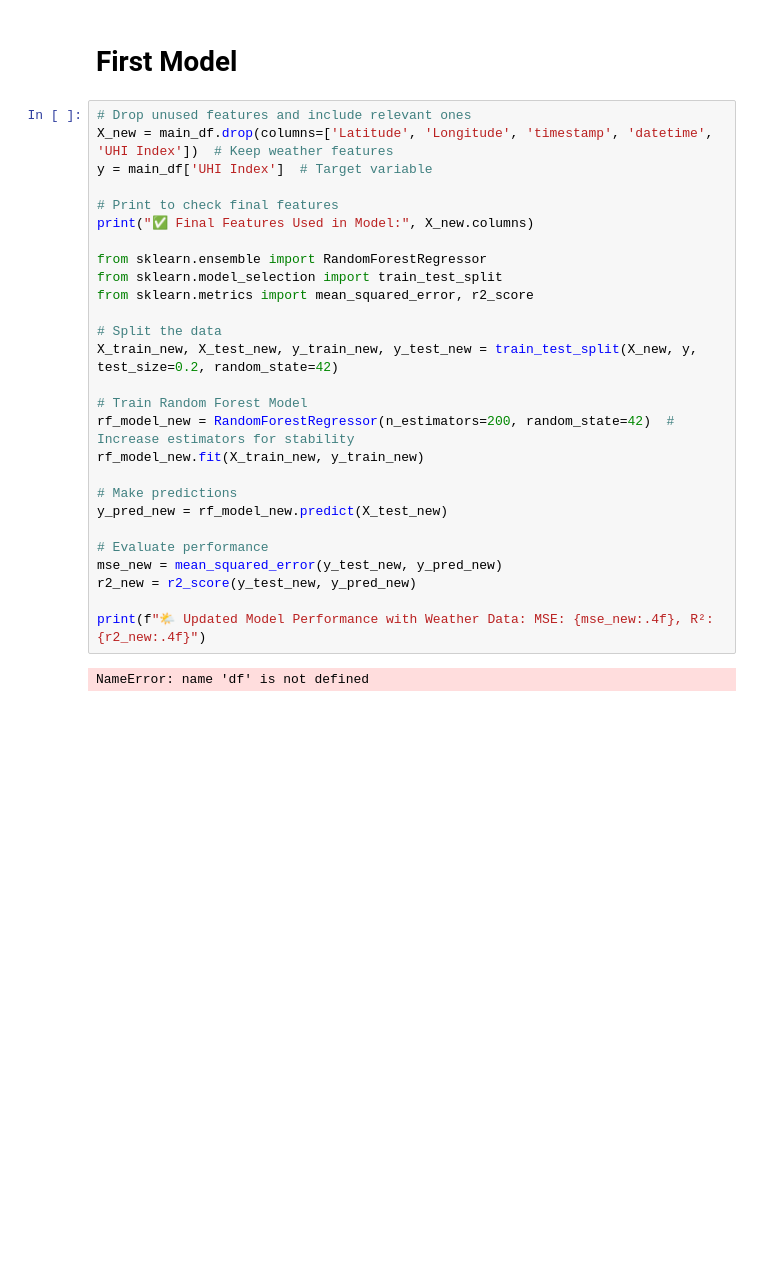
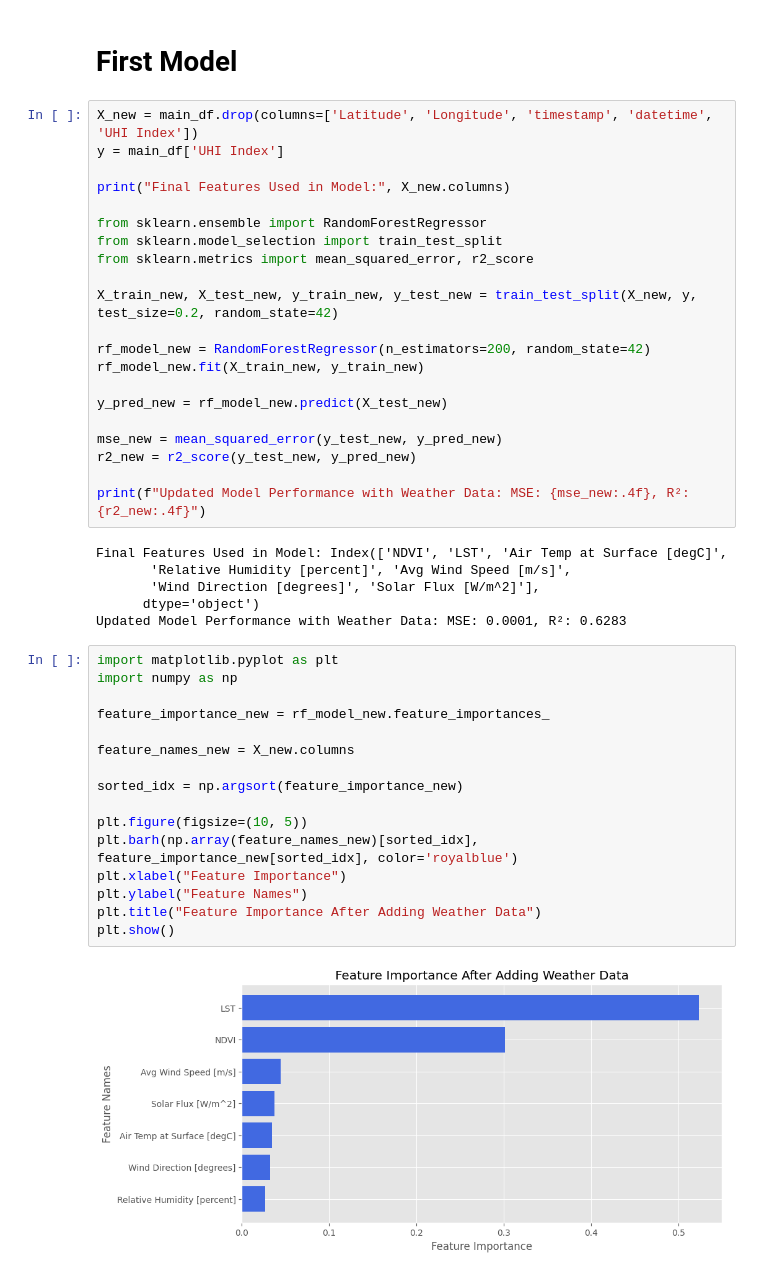
Before and after one commit to 21-abhi-d/EY-D-A-Challenge, a Jupyter notebook: UHI_Prediction_Model.ipynb, the cells around one changed output. Drawn from its saved outputs; the diff is of its cells as text; blank space fills up the shorter version.

```diff
--- a/UHI_Prediction_Model.ipynb
+++ b/UHI_Prediction_Model.ipynb
@@ -521,31 +479,47 @@ print(main_df.head())
 # %% [markdown]
 # First Model
 # %%
-# Drop unused features and include relevant ones
-X_new = main_df.drop(columns=['Latitude', 'Longitude', 'timestamp', 'datetime', 'UHI Index'])  # Keep weather features
-y = main_df['UHI Index']  # Target variable
+X_new = main_df.drop(columns=['Latitude', 'Longitude', 'timestamp', 'datetime', 'UHI Index'])
+y = main_df['UHI Index']
 
-# Print to check final features
-print("✅ Final Features Used in Model:", X_new.columns)
+print("Final Features Used in Model:", X_new.columns)
 
 from sklearn.ensemble import RandomForestRegressor
 from sklearn.model_selection import train_test_split
 from sklearn.metrics import mean_squared_error, r2_score
 
-# Split the data
 X_train_new, X_test_new, y_train_new, y_test_new = train_test_split(X_new, y, test_size=0.2, random_state=42)
 
-# Train Random Forest Model
-rf_model_new = RandomForestRegressor(n_estimators=200, random_state=42)  # Increase estimators for stability
+rf_model_new = RandomForestRegressor(n_estimators=200, random_state=42)
 rf_model_new.fit(X_train_new, y_train_new)
 
-# Make predictions
 y_pred_new = rf_model_new.predict(X_test_new)
 
-# Evaluate performance
 mse_new = mean_squared_error(y_test_new, y_pred_new)
 r2_new = r2_score(y_test_new, y_pred_new)
 
-print(f"🌤️ Updated Model Performance with Weather Data: MSE: {mse_new:.4f}, R²: {r2_new:.4f}")
+print(f"Updated Model Performance with Weather Data: MSE: {mse_new:.4f}, R²: {r2_new:.4f}")
 # %% [output]
-NameError: name 'df' is not defined
+Final Features Used in Model: Index(['NDVI', 'LST', 'Air Temp at Surface [degC]',
+       'Relative Humidity [percent]', 'Avg Wind Speed [m/s]',
+       'Wind Direction [degrees]', 'Solar Flux [W/m^2]'],
+      dtype='object')
+Updated Model Performance with Weather Data: MSE: 0.0001, R²: 0.6283
+# %%
+import matplotlib.pyplot as plt
+import numpy as np
+
+feature_importance_new = rf_model_new.feature_importances_
+
+feature_names_new = X_new.columns
+
+sorted_idx = np.argsort(feature_importance_new)
+
+plt.figure(figsize=(10, 5))
+plt.barh(np.array(feature_names_new)[sorted_idx], feature_importance_new[sorted_idx], color='royalblue')
+plt.xlabel("Feature Importance")
+plt.ylabel("Feature Names")
+plt.title("Feature Importance After Adding Weather Data")
+plt.show()
+# %% [output]
+[figure, added]
```
Also changed, not shown: parts of 17 cells of this notebook, 20 other files.
